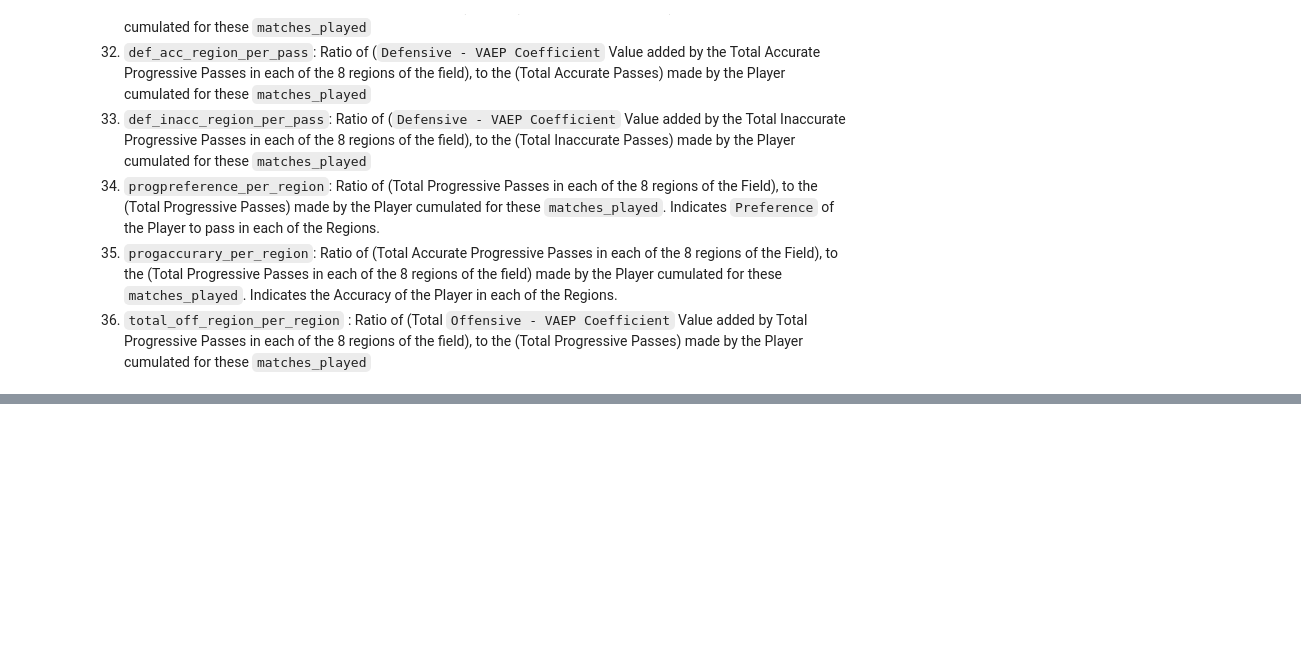
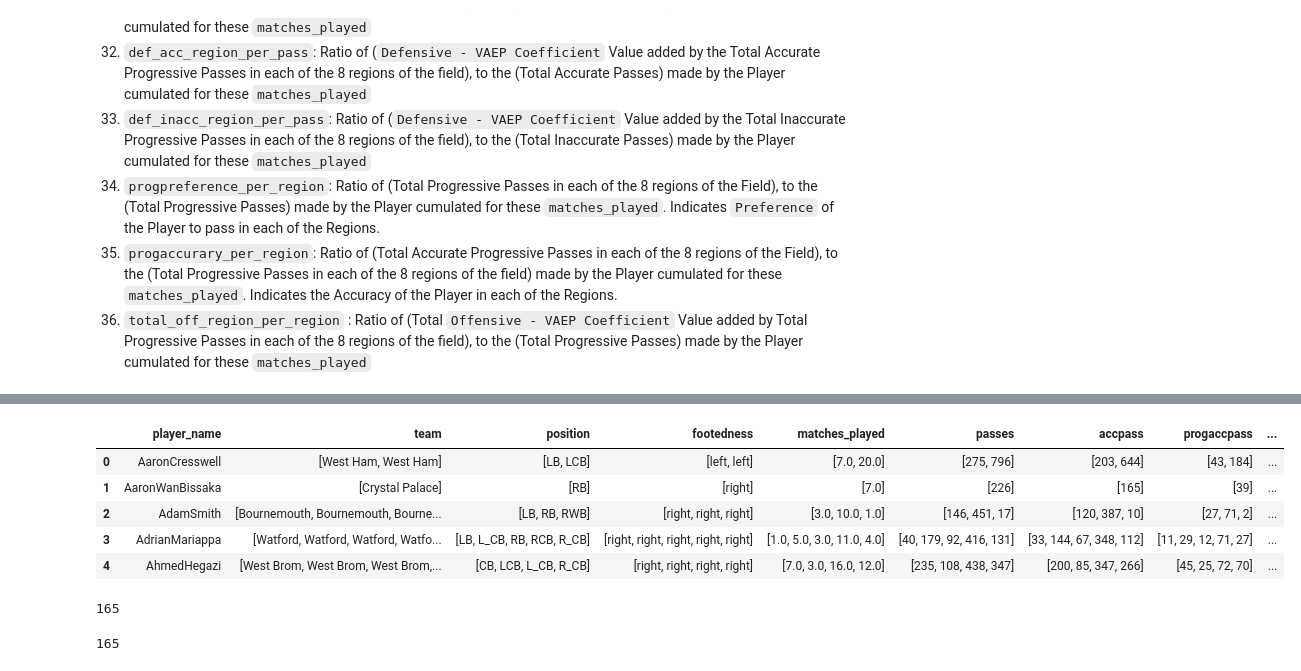
Before and after one commit to grovershreyf9t/FootballPlayerFootedness, a Jupyter notebook: code/9_playerwise_threat_analysis_viz.ipynb, the cells around one changed output, grey strips where cells are left out. Saved outputs shown, nothing was run; the diff lists cells and outputs as text; code cells hidden in the pictures; blank space fills up the shorter version.

```diff
--- a/code/9_playerwise_threat_analysis_viz.ipynb
+++ b/code/9_playerwise_threat_analysis_viz.ipynb
@@ -887,0 +926,23 @@ defender_attrs_lcb.to_pickle('../data/defender_clusters/defender_attrs_lcb_regio
+# %%
+play = defender_attrs['team'].groupby(defender_attrs.player_name).apply(list).reset_index()
+s = list(defender_attrs.columns[3:])
+for i in range(len(s)):
+    play1 = defender_attrs[s[i]].groupby(defender_attrs.player_name).apply(list).reset_index()
+    play = pd.concat([play, play1.drop(columns=['player_name'])], axis=1)
+# %%
+play.head()
+# %% [output]
+|  | player_name | team | position | footedness | matches_played | passes | accpass | progaccpass | ... |
+| 0 | AaronCresswell | [West Ham, West Ham] | [LB, LCB] | [left, left] | [7.0, 20.0] | [275, 796] | [203, 644] | [43, 184] | ... |
+| 1 | AaronWanBissaka | [Crystal Palace] | [RB] | [right] | [7.0] | [226] | [165] | [39] | ... |
+| 2 | AdamSmith | [Bournemouth, Bournemouth, Bourne... | [LB, RB, RWB] | [right, right, right] | [3.0, 10.0, 1.0] | [146, 451, 17] | [120, 387, 10] | [27, 71, 2] | ... |
+| 3 | AdrianMariappa | [Watford, Watford, Watford, Watfo... | [LB, L_CB, RB, RCB, R_CB] | [right, right, right, right, right] | [1.0, 5.0, 3.0, 11.0, 4.0] | [40, 179, 92, 416, 131] | [33, 144, 67, 348, 112] | [11, 29, 12, 71, 27] | ... |
+| 4 | AhmedHegazi | [West Brom, West Brom, West Brom,... | [CB, LCB, L_CB, R_CB] | [right, right, right, right] | [7.0, 3.0, 16.0, 12.0] | [235, 108, 438, 347] | [200, 85, 347, 266] | [45, 25, 72, 70] | ... |
+# %%
+len(play)
+# %% [output]
+165
+# %%
+len(defender_attrs.player_name.unique())
+# %% [output]
+165
```
Also changed, not shown: parts of 41 cells of this notebook.
